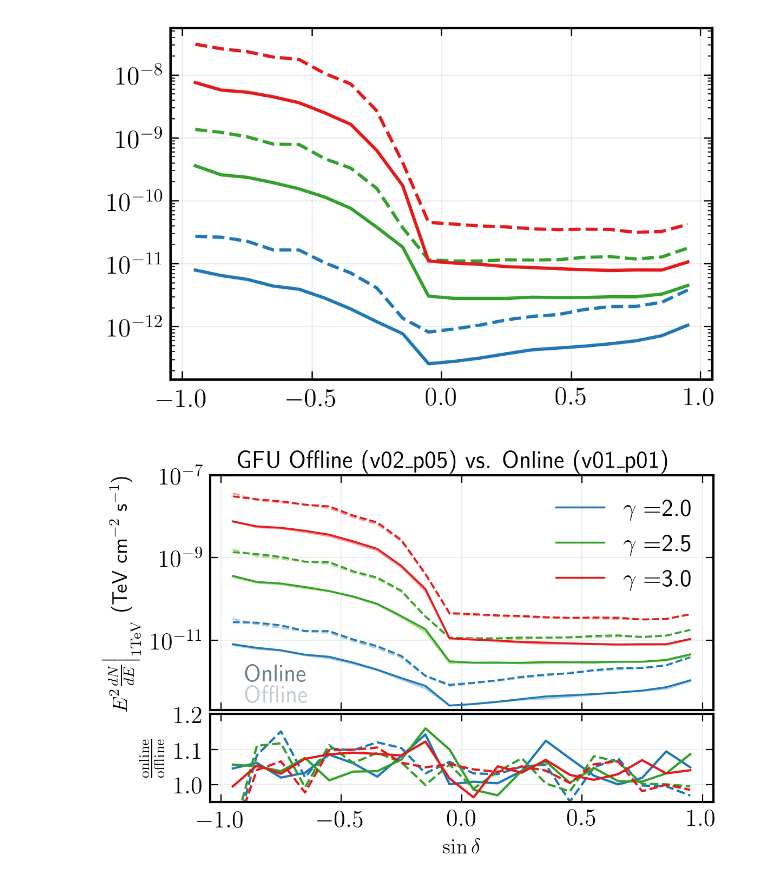
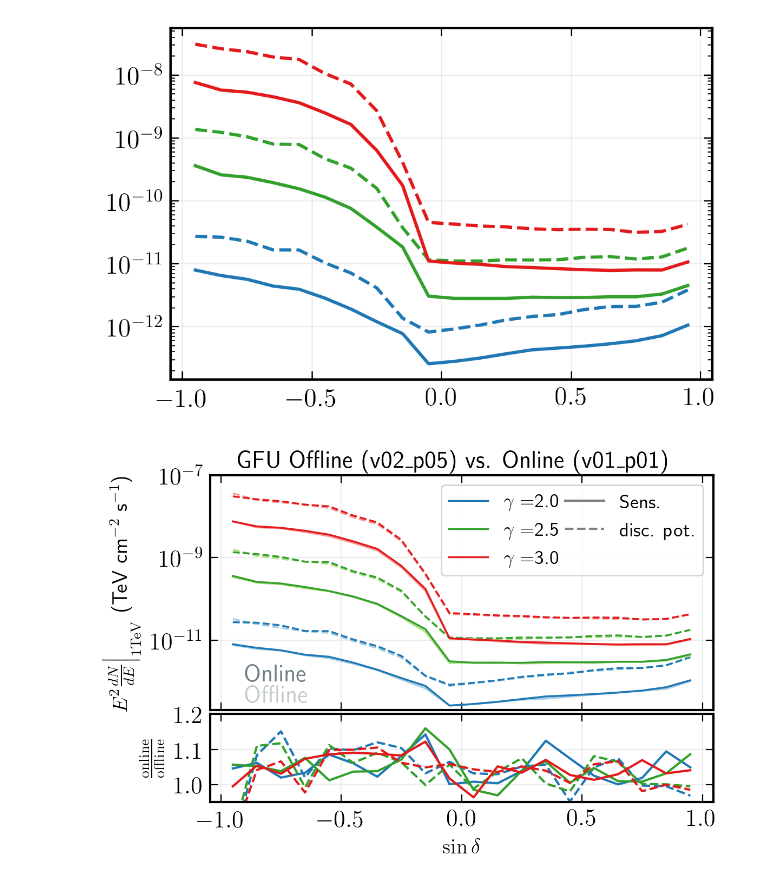
Before and after one commit to apizzuto/online_versus_offline_processing, a Jupyter notebook: Time integrated comparison.ipynb, the cells around one changed output. Cells and saved outputs as stored; diff of their text form; code cells hidden in the pictures.

Commit message:
changed legend to specify sensitivity

```diff
--- a/Time integrated comparison.ipynb
+++ b/Time integrated comparison.ipynb
@@ -204,32 +205,38 @@ for ii, gamma in enumerate(inj_gamma):
     ax0.plot(all_gamma_results[gamma]['sindec'], one_tev_sens,
             color=palette[2*ii], lw=1.25, ls='-')
     ax0.plot(all_gamma_results[gamma]['sindec'], one_tev_disc,
             color=palette[2*ii], lw=1.25, ls='--')
 
     one_tev_sens_online = conv_ref_en(all_gamma_results_online[gamma]['sens_e2dnde'], 1., 100., gamma)
     one_tev_disc_online = conv_ref_en(all_gamma_results_online[gamma]['disc_e2dnde'], 1., 100., gamma)
     ax0.plot(all_gamma_results_online[gamma]['sindec'], one_tev_sens_online,
             color=palette[2*ii+1], lw=1.25, ls='-', label=r'$\gamma=$' +f'{gamma}')
     ax0.plot(all_gamma_results_online[gamma]['sindec'], one_tev_disc_online,
             color=palette[2*ii+1], lw=1.25, ls='--')
 
     ax1.plot(all_gamma_results_online[gamma]['sindec'], one_tev_sens_online / one_tev_sens,
             color=palette[2*ii+1], lw=1.5, ls='-')
     ax1.plot(all_gamma_results_online[gamma]['sindec'], one_tev_disc_online / one_tev_disc,
             color=palette[2*ii+1], lw=1.5, ls='--')
 
-ax0.legend(loc=1, frameon=False)
+handles, labels = ax0.get_legend_handles_labels()
+patch = Line2D([0], [0], color='grey', lw=1.5, linestyle='-', label='Sens.')
+handles.append(patch)
+patch = Line2D([0], [0], color='grey', lw=1.5, linestyle='--', label='disc. pot.')
+handles.append(patch)
+
+ax0.legend(loc=1, frameon=True, ncol=2, handles=handles, fontsize=13, columnspacing=0.3)
 ax0.set_yscale('log')
 ax0.set_ylim(2e-13, 1e-7)
 ax0.text(-0.9, 1e-12, 'Online', color=sns.xkcd_rgb['battleship grey'])
 ax0.text(-0.9, 3e-13, 'Offline', color=sns.xkcd_rgb['battleship grey'], alpha=0.4)
 ax1.set_ylim(0.95, 1.2)
 plt.setp(ax0.get_xticklabels(), visible=False)
 ax0.set_ylabel(r'$E^2\frac{dN}{dE}\bigg|_{\mathrm{1 TeV}}$ (TeV cm$^{-2}$ s$^{-1}$)', fontsize=14)
 ax1.set_xlabel(r'$\sin \delta$', fontsize=14)
 ax1.set_ylabel(r'$\frac{\mathrm{online}}{\mathrm{offline}}$', fontsize=14)
 fig.suptitle("GFU Offline (v02\_p05) vs. Online (v01\_p01)", fontsize=16, y=0.94)
 #plt.tight_layout()
 plt.show()
 # %% [output]
-[figure, old version]
+[figure, new version]
```
Also changed, not shown: parts of 1 cell of this notebook.
